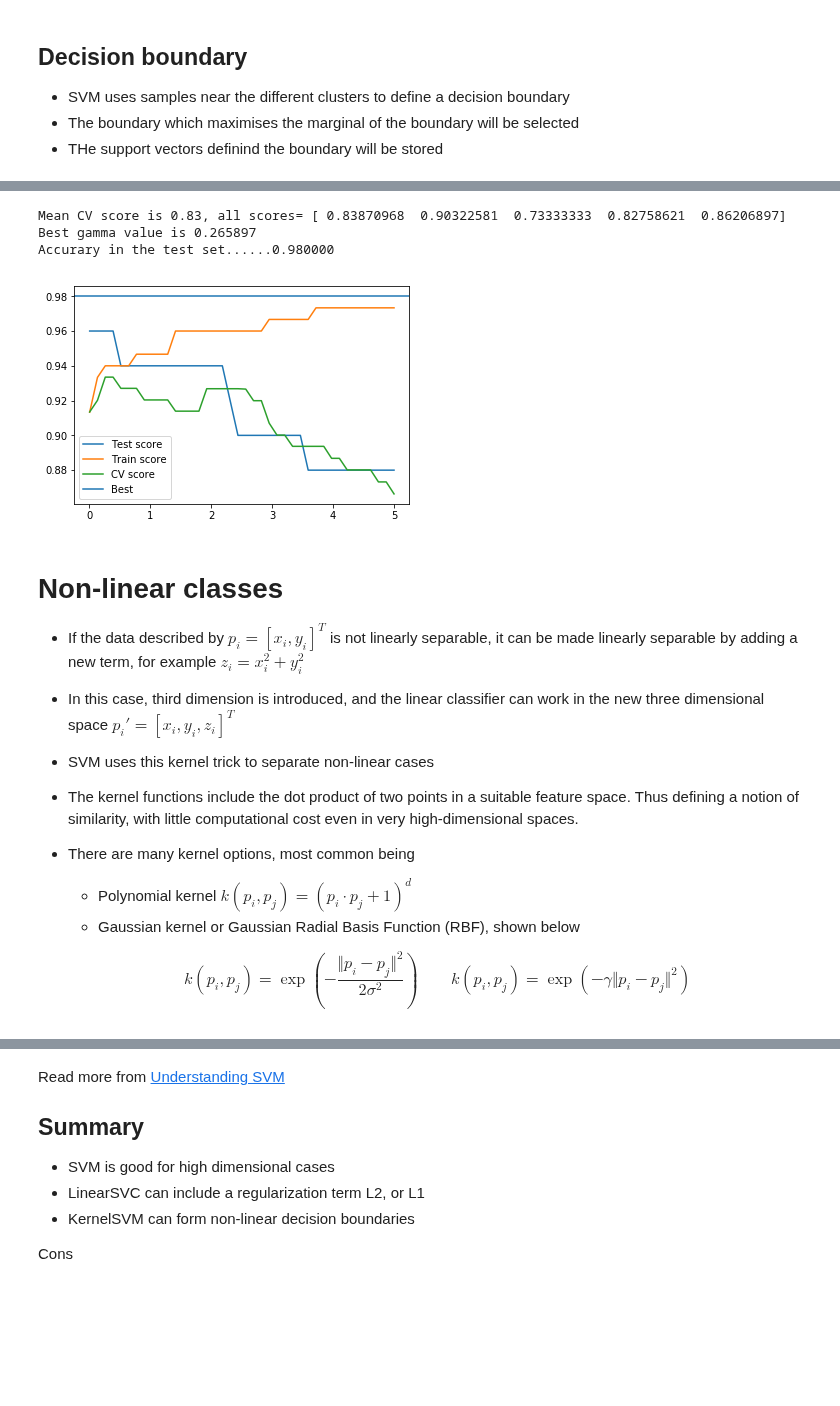
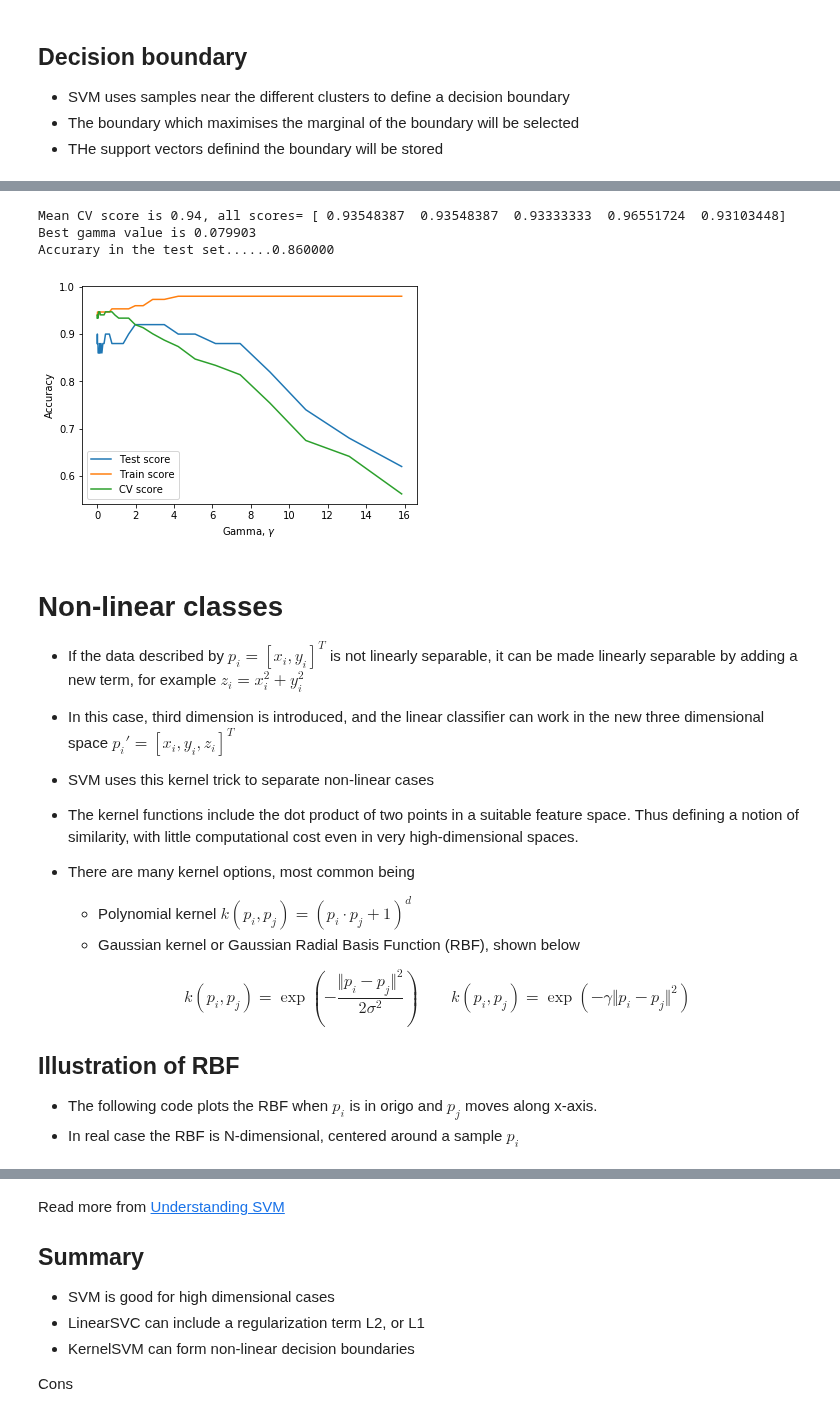
Before and after one commit to pevalisuo/AML, a Jupyter notebook: ICAT3190_Module5_SupervisedMachineLearning.ipynb, the cells around one changed output, grey strips where cells are left out. Drawn from its saved outputs; the diff is of its cells as text; code cells hidden in the pictures; blank space fills up the shorter version.

```diff
--- a/ICAT3190_Module5_SupervisedMachineLearning.ipynb
+++ b/ICAT3190_Module5_SupervisedMachineLearning.ipynb
@@ -103,0 +133,10 @@ But beware outliers when scaling features. Only one outlier can spoil your scali
+# %%
+from sklearn import datasets
+import pandas as pd
+import numpy as np
+
+iris_dataset=datasets.load_iris()
+iris=pd.DataFrame(iris_dataset.data)
+iris.columns=iris_dataset.feature_names
+iris['species']=[iris_dataset.target_names[i] for i in iris_dataset.target]
+iris.head()
@@ -366,37 +478,46 @@ SVC(C=1.0, cache_size=200, class_weight=None, coef0=0.0,
  - The process is repeated N times, until every sample has participated in training and validation sets
  - The final score is the average of all N scores
 # %%
-# Lets test the model with CV
+# Lets test the model with CV in higher nimensions
+
+# Lets create a two-dimensional dataset containing three cluster centers
+#X,y=datasets.make_blobs(n_samples=200, centers=5, n_features=3, random_state=0, cluster_std=2)
+X,y=datasets.make_blobs(n_samples=200, centers=3, n_features=2, random_state=0, cluster_std=1.1)
+
+# Now the dataset will be splitted randomly to training set and test set
+X_train, X_test, y_train, y_test = train_test_split(X,y, test_size=0.25)
+
 from sklearn.model_selection import cross_val_score
+rbfsvc = svm.SVC(kernel='rbf', gamma=1, C=0.5)  # gamma > 2 means overfitting
 scores = cross_val_score(rbfsvc, X_train, y_train, cv=5)
 print("Mean CV score is %4.2f, all scores=" % (scores.mean()), scores)
 
 # CV can be put into loop to find optimal gamma value
-gamma=np.linspace(0.01,5,40)
+gamma=np.logspace(-2,1.2,40)
 test_score=np.zeros(len(gamma))
 train_score=np.zeros(len(gamma))
 cv_score=np.zeros(len(gamma))
 for i in range(len(gamma)):
-    rbfsvc = svm.SVC(kernel='rbf', gamma=gamma[i])
+    rbfsvc = svm.SVC(kernel='rbf', gamma=gamma[i], C=0.5)
     rbfsvc.fit(X_train, y_train)
     train_score[i]=metrics.accuracy_score(y_train, rbfsvc.predict(X_train))
     test_score[i]=metrics.accuracy_score(y_test, rbfsvc.predict(X_test))
-    scores = cross_val_score(rbfsvc, X_train, y_train, cv=5)
-    cv_score[i]=scores.mean()
+    cv_score[i] = cross_val_score(rbfsvc, X_train, y_train, cv=5).mean()
 plt.plot(gamma, test_score, label="Test score")
 plt.plot(gamma, train_score, label="Train score")
 plt.plot(gamma, cv_score, label="CV score")
 best_gamma=gamma[cv_score.argmax()]
 print("Best gamma value is %f" % best_gamma)
-rbfsvcbest = svm.SVC(kernel='rbf', gamma=best_gamma).fit(X_test, y_test)
-plt.axhline(metrics.accuracy_score(y_test, rbfsvcbest.predict(X_test)), label="Best")
+rbfsvcbest = svm.SVC(kernel='rbf', gamma=best_gamma, C=0.5).fit(X_test, y_test)
 plt.legend()
+plt.xlabel('Gamma, $\gamma$')
+plt.ylabel('Accuracy')
 print("Accurary in the test set......%f" % metrics.accuracy_score(y_true=y_test, y_pred=rbfsvcbest.predict(X_test)))
 # %% [output]
-Mean CV score is 0.83, all scores= [ 0.83870968  0.90322581  0.73333333  0.82758621  0.86206897]
-Best gamma value is 0.265897
-Accurary in the test set......0.980000
+Mean CV score is 0.94, all scores= [ 0.93548387  0.93548387  0.93333333  0.96551724  0.93103448]
+Best gamma value is 0.079903
+Accurary in the test set......0.860000
-[figure, old version]
+[figure, new version]
 # %% [markdown]
 # Non-linear classes
  - If the data described by $p_i=[x_i, y_i]^T$ is not linearly separable, it can be made linearly separable by adding a new term, for example $z_i=x_i^2 + y_i^2$
@@ -410,3 +531,7 @@ Accurary in the test set......0.980000
    $$k(p_i, p_j) = \exp \left( - \frac{\Vert p_i-p_j \Vert^2}{2 \sigma^2} \right)
    \qquad
    k(p_i, p_j) = \exp ( - \gamma \Vert p_i-p_j \Vert^2) $$
+
+## Illustration of RBF
+- The following code plots the RBF when $p_i$ is in origo and $p_j$ moves along x-axis.
+- In real case the RBF is N-dimensional, centered around a sample $p_i$
```
Also changed, not shown: parts of 46 cells of this notebook, 3 other files.
